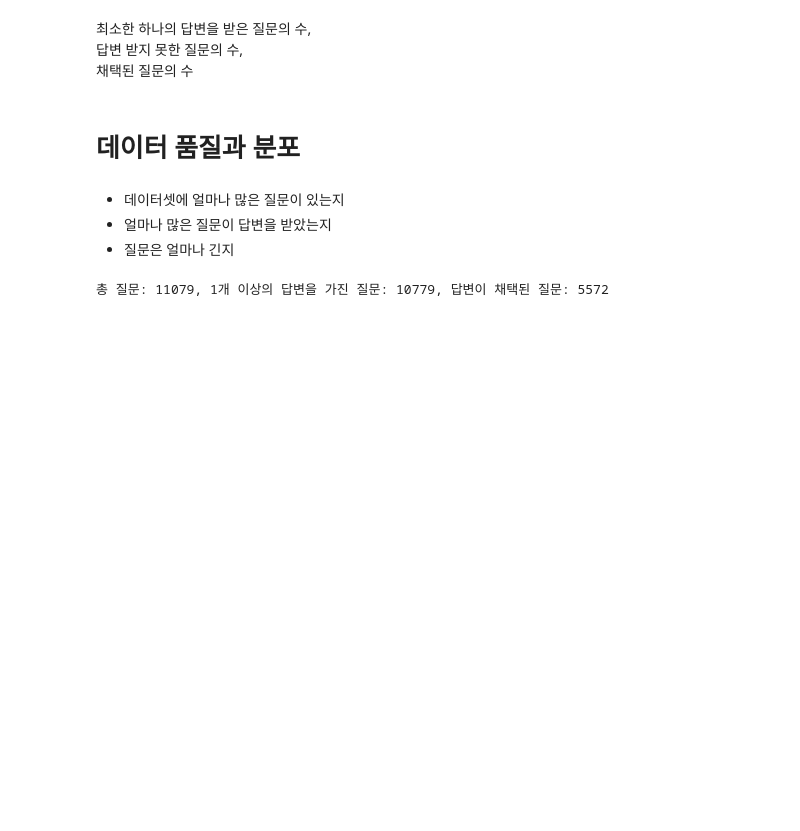
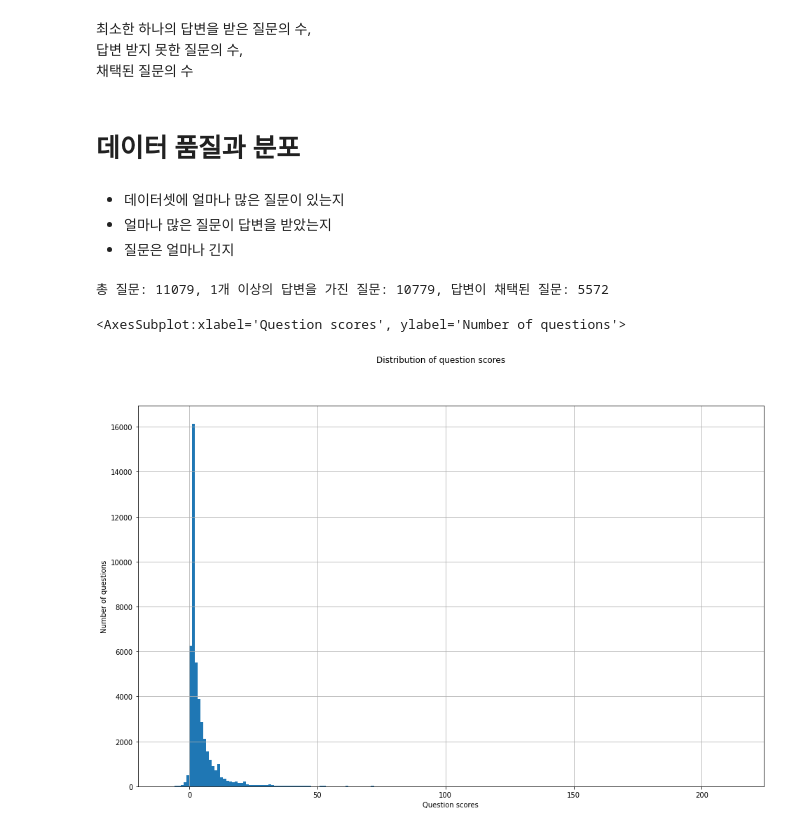
Before and after one commit to HyeonGeunY/ml-powered-app, a Jupyter notebook: notebooks/dataset_exploration.ipynb, the cells around one changed output. Drawn from its saved outputs; the diff is of its cells as text; code cells hidden in the pictures; blank space fills up the shorter version.

```diff
--- a/notebooks/dataset_exploration.ipynb
+++ b/notebooks/dataset_exploration.ipynb
@@ -171,3 +171,12 @@ len_ = len(df[df["is_question"]])
 print(f"총 질문: {len_}, 1개 이상의 답변을 가진 질문: {len(received_answers)}, 답변이 채택된 질문: {len(has_accepted_answer)}")
 # %% [output]
 총 질문: 11079, 1개 이상의 답변을 가진 질문: 10779, 답변이 채택된 질문: 5572
+# %%
+fig = plt.figure(figsize=(16, 10))
+fig.suptitle("Distribution of question scores")
+plt.xlabel("Question scores")
+plt.ylabel("Number of questions")
+df["Score"].hist(bins=200)
+# %% [output]
+<AxesSubplot:xlabel='Question scores', ylabel='Number of questions'>
+[figure, added]
```
Also changed, not shown: parts of 14 cells of this notebook, 4 other files.
